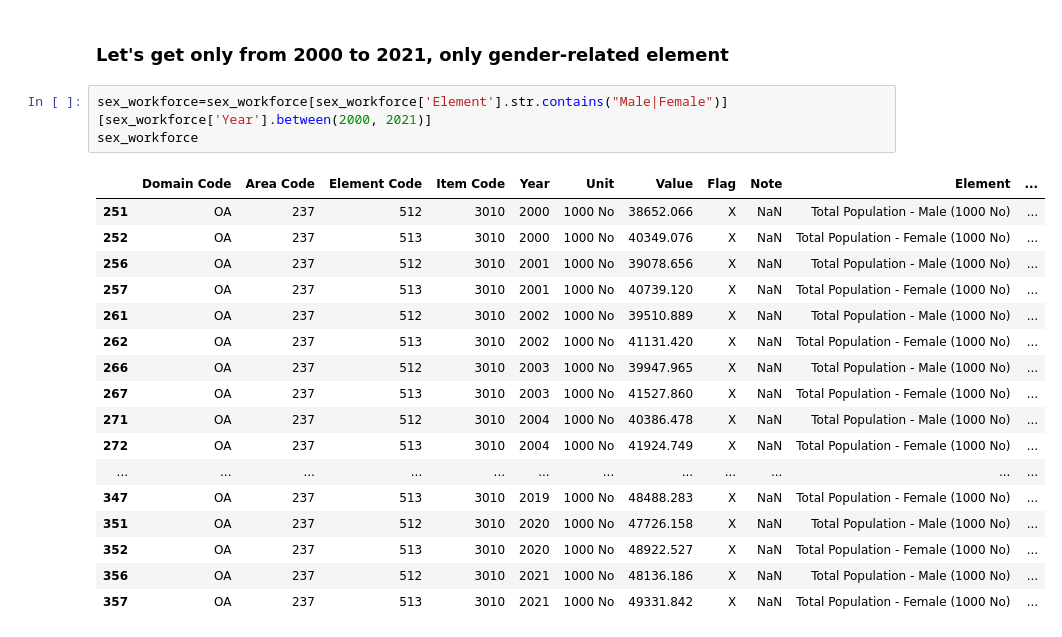
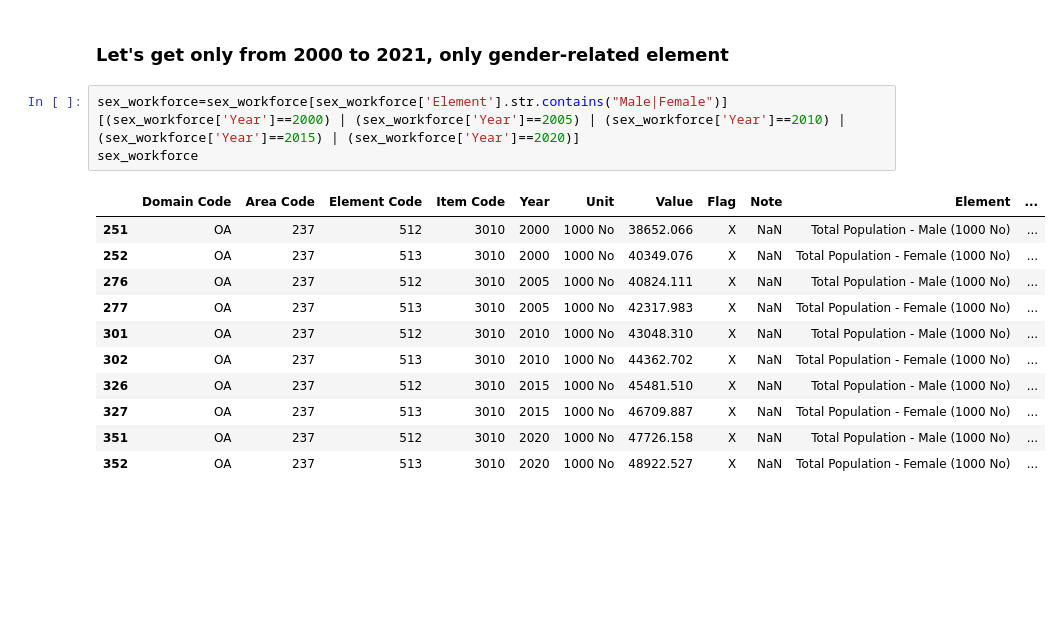
Before and after one commit to DunQua/-Intro2DS-Final-Seminar, a Jupyter notebook: source_code/04_data_discovery.ipynb, the cells around one changed output. Drawn from its saved outputs; the diff is of its cells as text; blank space fills up the shorter version.

```diff
--- a/source_code/04_data_discovery.ipynb
+++ b/source_code/04_data_discovery.ipynb
@@ -195,23 +181,17 @@ sex_workforce=pd.merge(sex_workforce, external_data[5], how='left', on='Item Cod
 # %% [markdown]
 ### Let's get only from 2000 to 2021, only gender-related element
 # %%
-sex_workforce=sex_workforce[sex_workforce['Element'].str.contains("Male|Female")][sex_workforce['Year'].between(2000, 2021)]
+sex_workforce=sex_workforce[sex_workforce['Element'].str.contains("Male|Female")][(sex_workforce['Year']==2000) | (sex_workforce['Year']==2005) | (sex_workforce['Year']==2010) | (sex_workforce['Year']==2015) | (sex_workforce['Year']==2020)]
 sex_workforce
 # %% [output]
 |  | Domain Code | Area Code | Element Code | Item Code | Year | Unit | Value | Flag | Note | Element | ... |
 | 251 | OA | 237 | 512 | 3010 | 2000 | 1000 No | 38652.066 | X | NaN | Total Population - Male (1000 No) | ... |
 | 252 | OA | 237 | 513 | 3010 | 2000 | 1000 No | 40349.076 | X | NaN | Total Population - Female (1000 No) | ... |
-| 256 | OA | 237 | 512 | 3010 | 2001 | 1000 No | 39078.656 | X | NaN | Total Population - Male (1000 No) | ... |
-| 257 | OA | 237 | 513 | 3010 | 2001 | 1000 No | 40739.120 | X | NaN | Total Population - Female (1000 No) | ... |
-| 261 | OA | 237 | 512 | 3010 | 2002 | 1000 No | 39510.889 | X | NaN | Total Population - Male (1000 No) | ... |
-| 262 | OA | 237 | 513 | 3010 | 2002 | 1000 No | 41131.420 | X | NaN | Total Population - Female (1000 No) | ... |
-| 266 | OA | 237 | 512 | 3010 | 2003 | 1000 No | 39947.965 | X | NaN | Total Population - Male (1000 No) | ... |
-| 267 | OA | 237 | 513 | 3010 | 2003 | 1000 No | 41527.860 | X | NaN | Total Population - Female (1000 No) | ... |
-| 271 | OA | 237 | 512 | 3010 | 2004 | 1000 No | 40386.478 | X | NaN | Total Population - Male (1000 No) | ... |
-| 272 | OA | 237 | 513 | 3010 | 2004 | 1000 No | 41924.749 | X | NaN | Total Population - Female (1000 No) | ... |
-| ... | ... | ... | ... | ... | ... | ... | ... | ... | ... | ... | ... |
-| 347 | OA | 237 | 513 | 3010 | 2019 | 1000 No | 48488.283 | X | NaN | Total Population - Female (1000 No) | ... |
+| 276 | OA | 237 | 512 | 3010 | 2005 | 1000 No | 40824.111 | X | NaN | Total Population - Male (1000 No) | ... |
+| 277 | OA | 237 | 513 | 3010 | 2005 | 1000 No | 42317.983 | X | NaN | Total Population - Female (1000 No) | ... |
+| 301 | OA | 237 | 512 | 3010 | 2010 | 1000 No | 43048.310 | X | NaN | Total Population - Male (1000 No) | ... |
+| 302 | OA | 237 | 513 | 3010 | 2010 | 1000 No | 44362.702 | X | NaN | Total Population - Female (1000 No) | ... |
+| 326 | OA | 237 | 512 | 3010 | 2015 | 1000 No | 45481.510 | X | NaN | Total Population - Male (1000 No) | ... |
+| 327 | OA | 237 | 513 | 3010 | 2015 | 1000 No | 46709.887 | X | NaN | Total Population - Female (1000 No) | ... |
 | 351 | OA | 237 | 512 | 3010 | 2020 | 1000 No | 47726.158 | X | NaN | Total Population - Male (1000 No) | ... |
 | 352 | OA | 237 | 513 | 3010 | 2020 | 1000 No | 48922.527 | X | NaN | Total Population - Female (1000 No) | ... |
-| 356 | OA | 237 | 512 | 3010 | 2021 | 1000 No | 48136.186 | X | NaN | Total Population - Male (1000 No) | ... |
-| 357 | OA | 237 | 513 | 3010 | 2021 | 1000 No | 49331.842 | X | NaN | Total Population - Female (1000 No) | ... |
```
Also changed, not shown: parts of 3 cells of this notebook.
